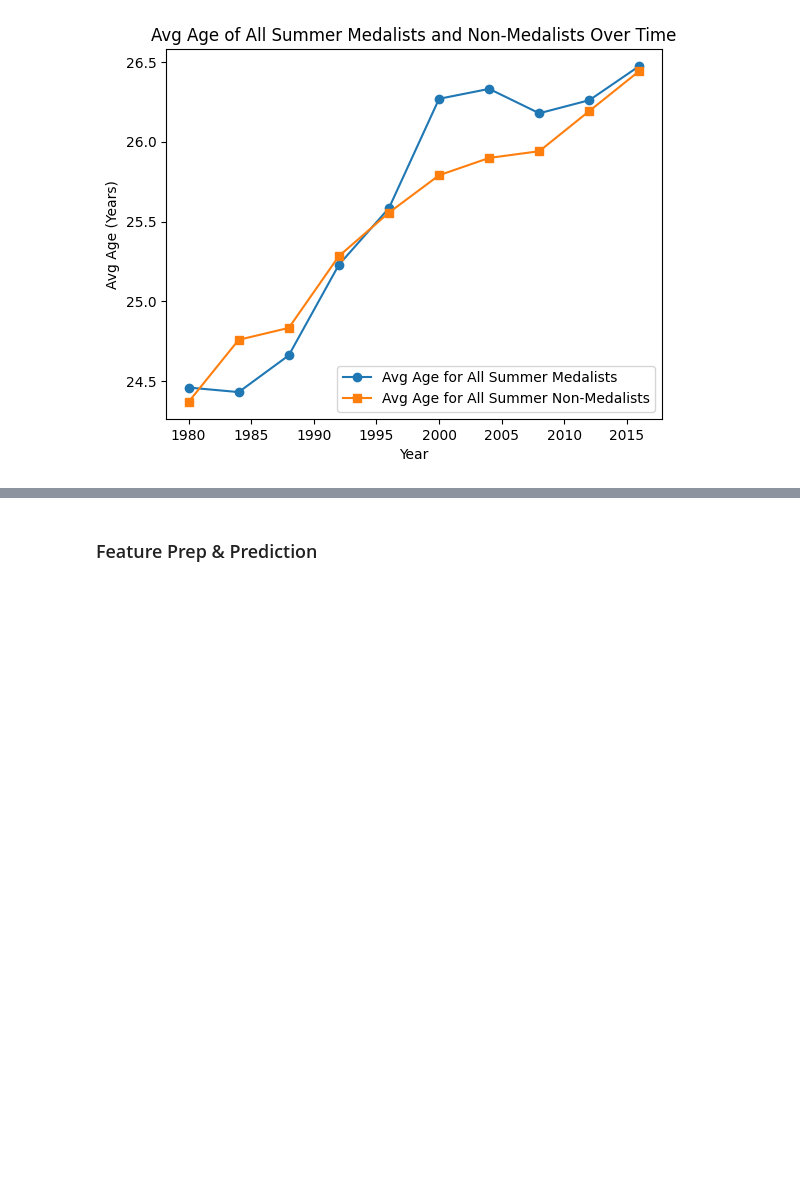
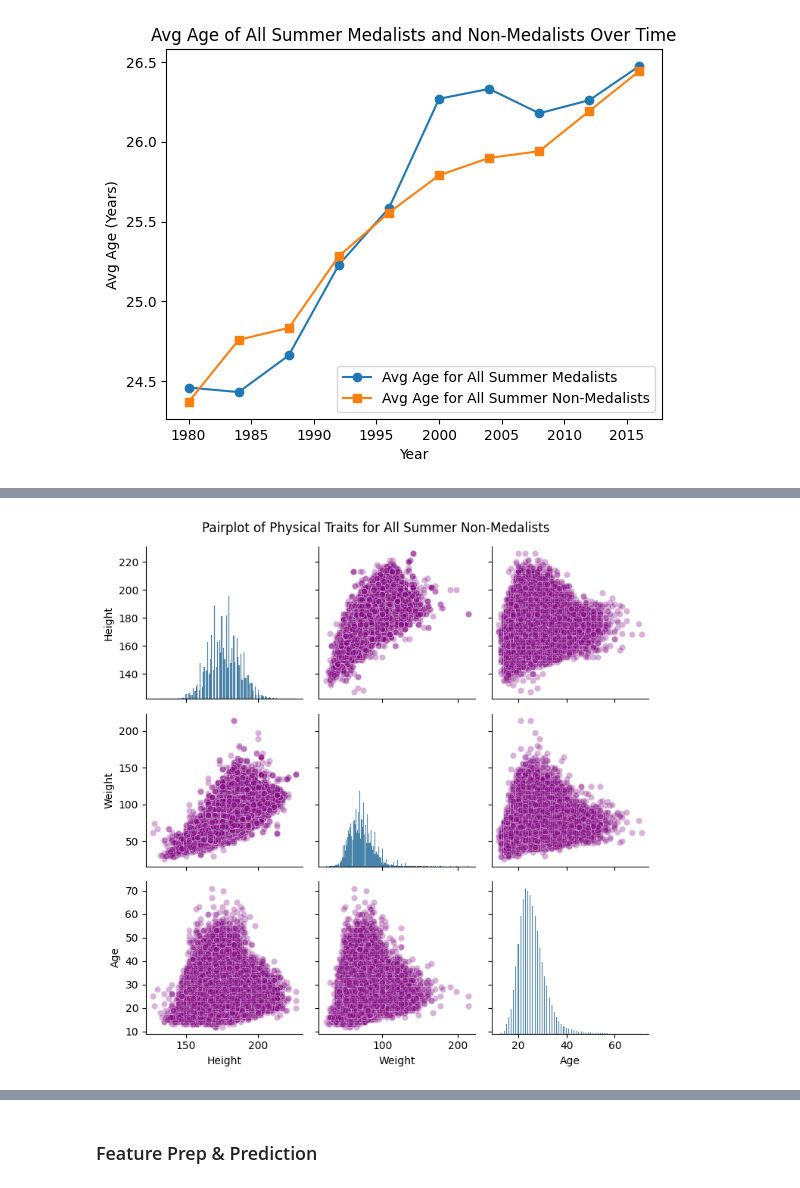
Before and after one commit to SophiaKim100/NDSRP, a Jupyter notebook: Olympic_Events.ipynb, the cells around one changed output, grey strips where cells are left out. Cells and saved outputs as stored; diff of their text form; code cells hidden in the pictures; blank space fills up the shorter version.

```diff
--- a/Olympic_Events.ipynb
+++ b/Olympic_Events.ipynb
@@ -663,0 +686,7 @@ plt.show()
+# %%
+sns.pairplot(as_non_medalists[['Height', 'Weight', 'Age']], diag_kind='hist', plot_kws={'alpha':0.3, 'color': 'purple'})
+plt.suptitle("Pairplot of Physical Traits for All Summer Non-Medalists")
+plt.tight_layout()
+plt.show()
+# %% [output]
+[figure, added]
```
Also changed, not shown: parts of 33 cells of this notebook.
